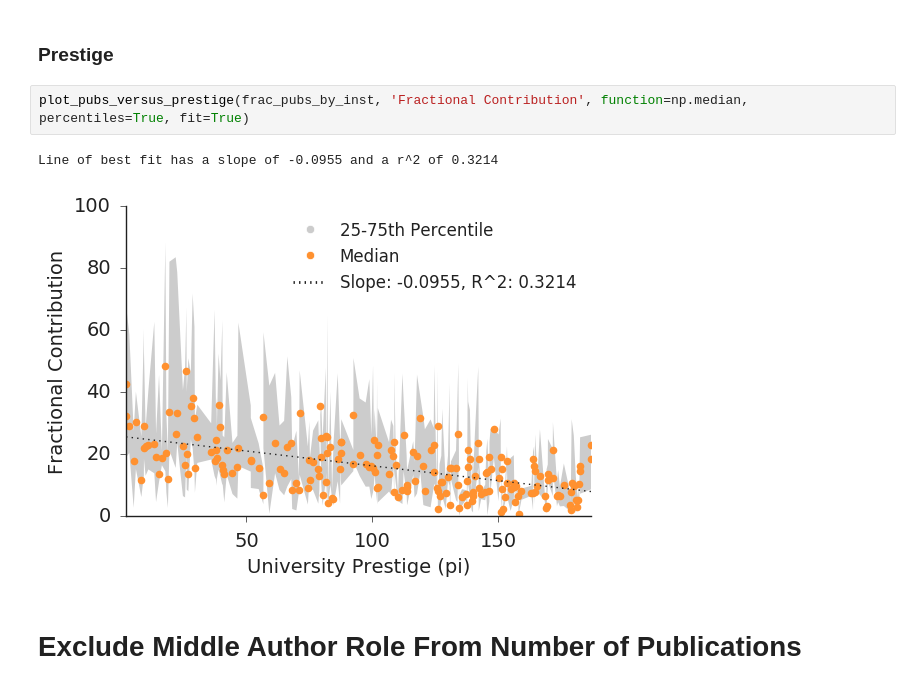
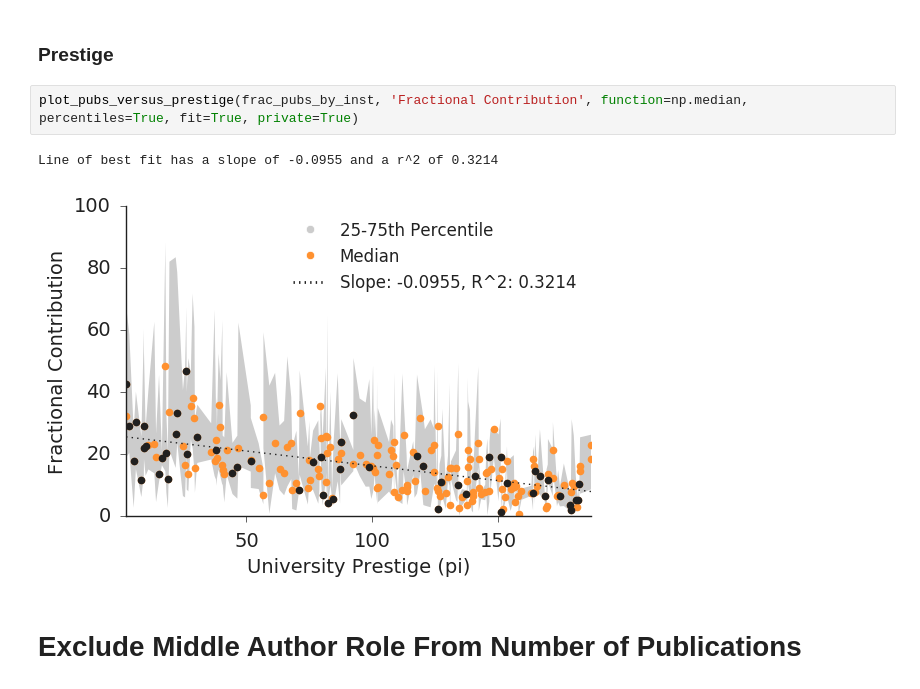
Before and after one commit to dimecon/faculty_hiring, a Jupyter notebook: notebooks-productivity/Differences_In_Productivity_By_Prestige.ipynb, the cells around one changed output. Drawn from its saved outputs; the diff is of its cells as text.

```diff
--- a/notebooks-productivity/Differences_In_Productivity_By_Prestige.ipynb
+++ b/notebooks-productivity/Differences_In_Productivity_By_Prestige.ipynb
@@ -78,10 +78,10 @@ for (name, inst_data) in inst.items():
 # %% [markdown]
 ### Prestige
 # %%
-plot_pubs_versus_prestige(frac_pubs_by_inst, 'Fractional Contribution', function=np.median, percentiles=True, fit=True)
+plot_pubs_versus_prestige(frac_pubs_by_inst, 'Fractional Contribution', function=np.median, percentiles=True, fit=True, private=True)
 # %% [output]
 Line of best fit has a slope of -0.0955 and a r^2 of 0.3214
-[figure, old version]
+[figure, new version]
 # %% [markdown]
 # Exclude Middle Author Role From Number of Publications
 # %%
```
Also changed, not shown: parts of 2 cells of this notebook, 2 other files.
